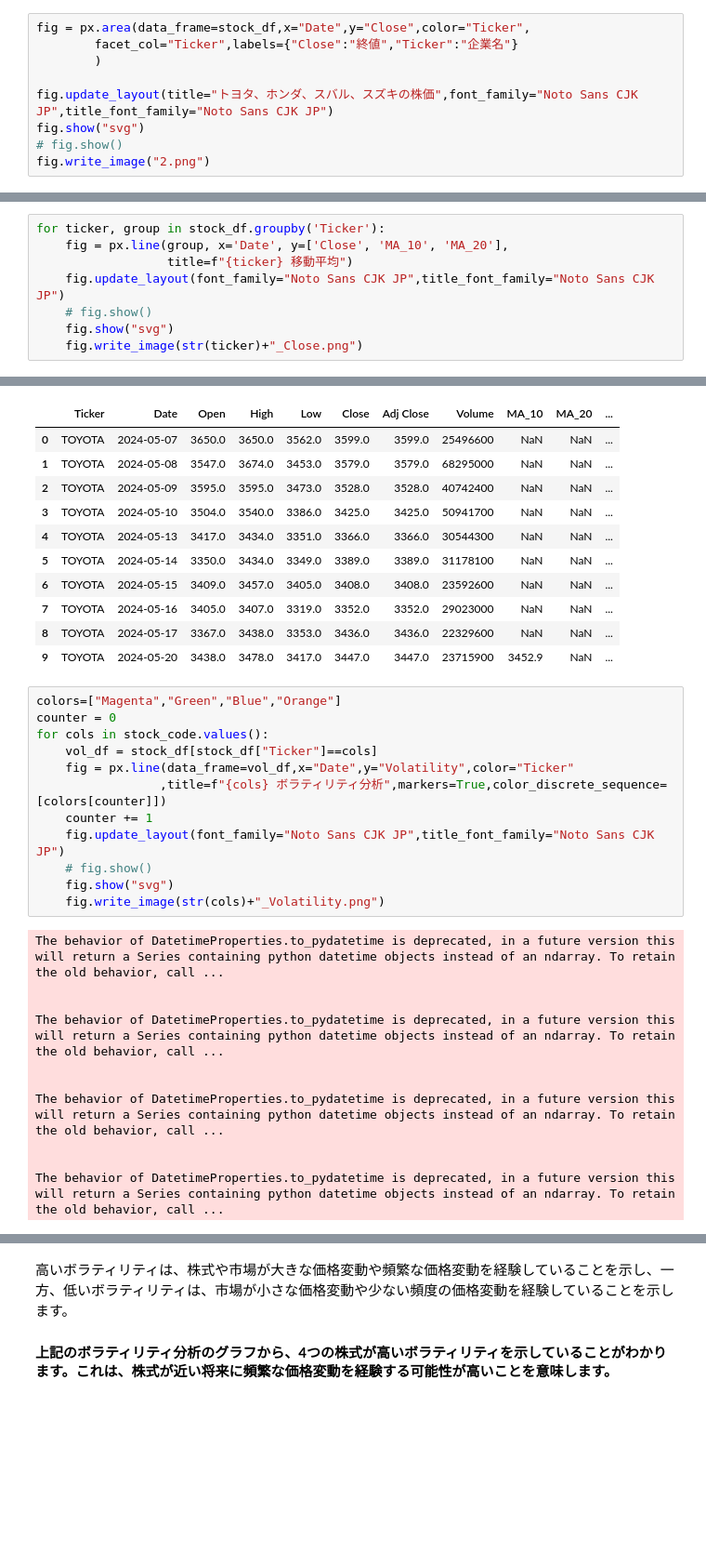
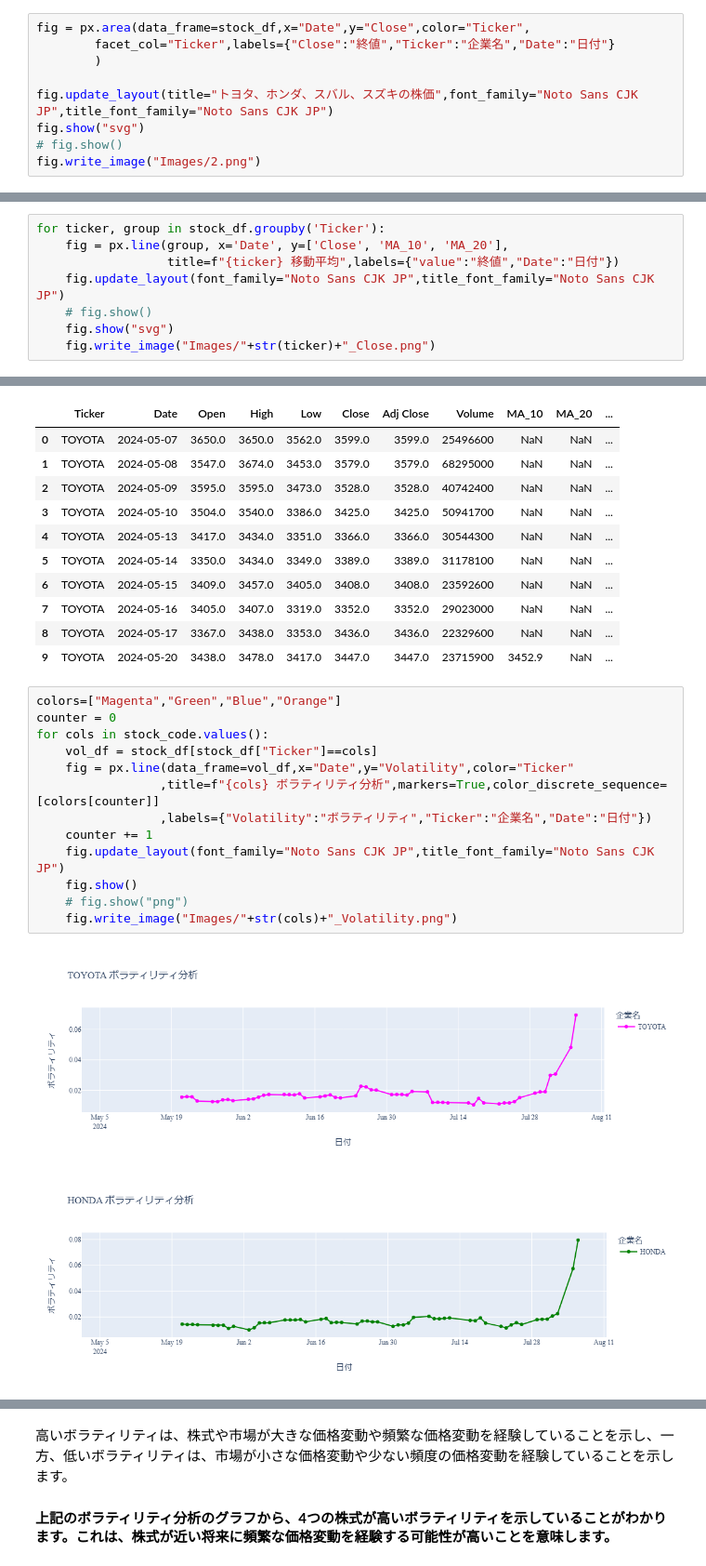
Before and after one commit to Vikas131/Data_Analysis, a Jupyter notebook: Python_Data_Analysis_Projects/Stock_Market_Analysis/Stock_Market_Analysis_JP.ipynb, the cells around one changed output, grey strips where cells are left out. Shown: that part at 93% size. Cells and saved outputs as stored; diff of their text form; blank space fills up the shorter version.

```diff
--- a/Python_Data_Analysis_Projects/Stock_Market_Analysis/Stock_Market_Analysis_JP.ipynb
+++ b/Python_Data_Analysis_Projects/Stock_Market_Analysis/Stock_Market_Analysis_JP.ipynb
@@ -144,10 +145,10 @@ array(['TOYOTA', 'HONDA', 'SUBARU', 'SUZUKI'], dtype=object)
 #### <b> ファセット面グラフを作成して、様々な企業の業績を比較し、株価の動きの類似点や相違点を特定しましょう。</b>
 # %%
 fig = px.area(data_frame=stock_df,x="Date",y="Close",color="Ticker",
-        facet_col="Ticker",labels={"Close":"終値","Ticker":"企業名"}
+        facet_col="Ticker",labels={"Close":"終値","Ticker":"企業名","Date":"日付"}
         )
 
 fig.update_layout(title="トヨタ、ホンダ、スバル、スズキの株価",font_family="Noto Sans CJK JP",title_font_family="Noto Sans CJK JP")
 fig.show("svg")
 # fig.show()
-fig.write_image("2.png")
+fig.write_image("Images/2.png")
@@ -183,8 +182,8 @@ stock_df.head()
 # %%
 for ticker, group in stock_df.groupby('Ticker'):
     fig = px.line(group, x='Date', y=['Close', 'MA_10', 'MA_20'],
-                  title=f"{ticker} 移動平均")
+                  title=f"{ticker} 移動平均",labels={"value":"終値","Date":"日付"})
     fig.update_layout(font_family="Noto Sans CJK JP",title_font_family="Noto Sans CJK JP")
     # fig.show()
     fig.show("svg")
-    fig.write_image(str(ticker)+"_Close.png")
+    fig.write_image("Images/"+str(ticker)+"_Close.png")
@@ -252,23 +240,16 @@ stock_df.head(10)
 # %%
 colors=["Magenta","Green","Blue","Orange"]
 counter = 0
 for cols in stock_code.values():
     vol_df = stock_df[stock_df["Ticker"]==cols]
     fig = px.line(data_frame=vol_df,x="Date",y="Volatility",color="Ticker"
-                 ,title=f"{cols} ボラティリティ分析",markers=True,color_discrete_sequence=[colors[counter]])
+                 ,title=f"{cols} ボラティリティ分析",markers=True,color_discrete_sequence=[colors[counter]]
+                 ,labels={"Volatility":"ボラティリティ","Ticker":"企業名","Date":"日付"})
     counter += 1
     fig.update_layout(font_family="Noto Sans CJK JP",title_font_family="Noto Sans CJK JP")
-    # fig.show()
-    fig.show("svg")
-    fig.write_image(str(cols)+"_Volatility.png")
+    fig.show()
+    # fig.show("png")
+    fig.write_image("Images/"+str(cols)+"_Volatility.png")
 # %% [output]
-The behavior of DatetimeProperties.to_pydatetime is deprecated, in a future version this will return a Series containing python datetime objects instead of an ndarray. To retain the old behavior, call ...
-
-
-The behavior of DatetimeProperties.to_pydatetime is deprecated, in a future version this will return a Series containing python datetime objects instead of an ndarray. To retain the old behavior, call ...
-
-
-The behavior of DatetimeProperties.to_pydatetime is deprecated, in a future version this will return a Series containing python datetime objects instead of an ndarray. To retain the old behavior, call ...
-
-
-The behavior of DatetimeProperties.to_pydatetime is deprecated, in a future version this will return a Series containing python datetime objects instead of an ndarray. To retain the old behavior, call ...
+[figure, added]
+[figure, added]
```
Also changed, not shown: parts of 6 cells of this notebook.
